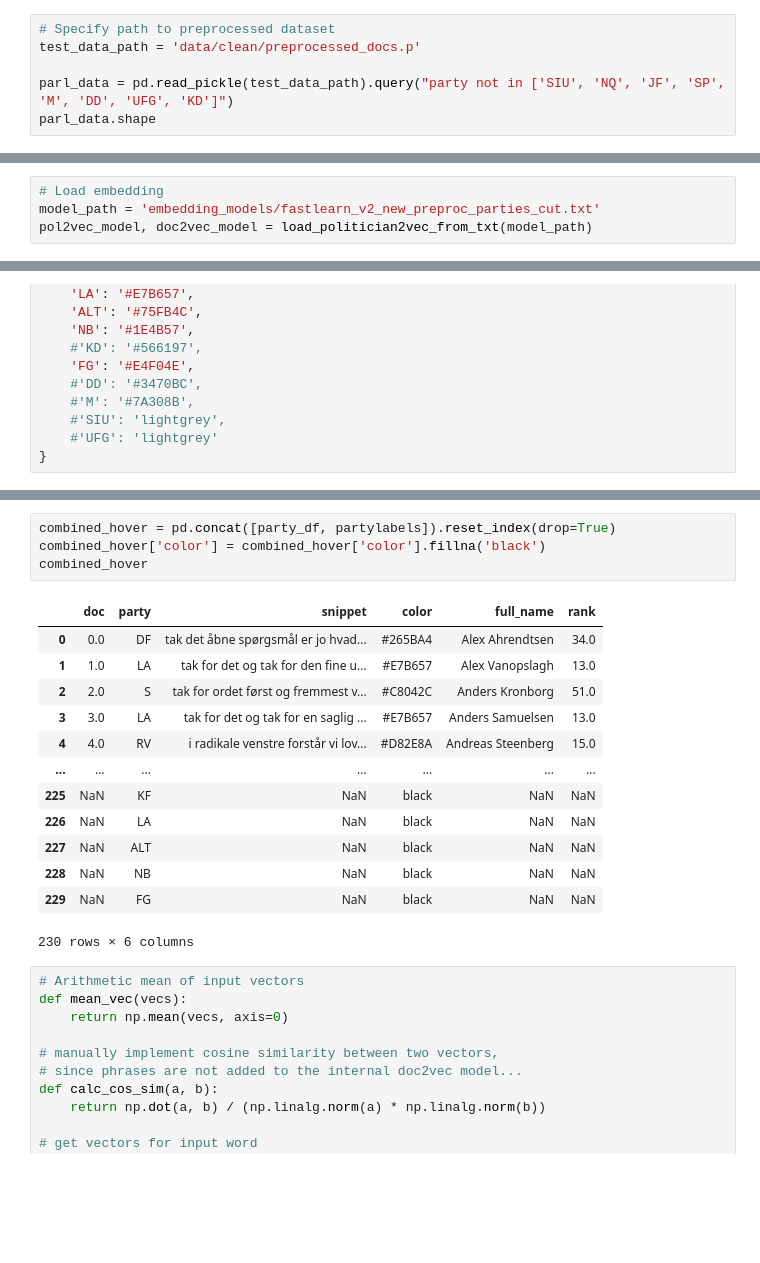
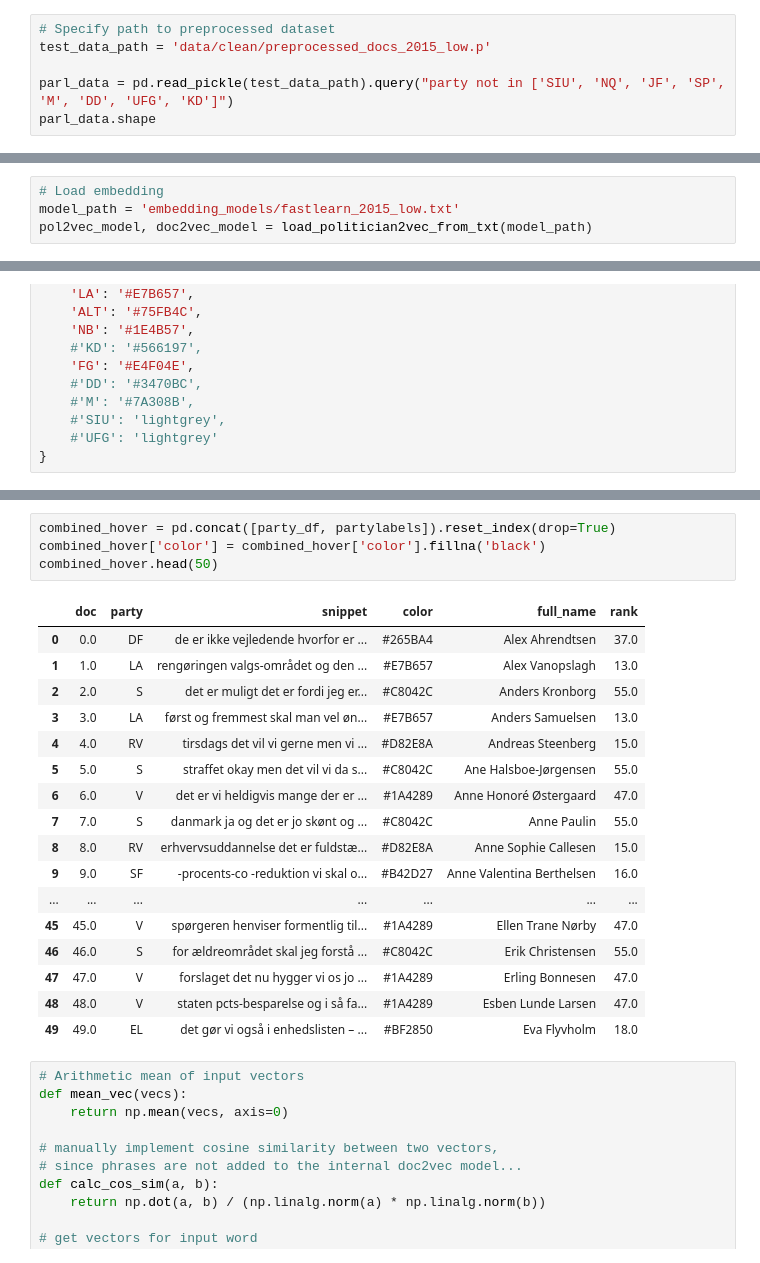
Before and after one commit to paride92/GeneralisedPoliticalScaling, a Jupyter notebook: project_ideology_sensitivity.ipynb, the cells around one changed output, grey strips where cells are left out. Saved outputs shown, nothing was run; the diff lists cells and outputs as text; blank space fills up the shorter version.

```diff
--- a/project_ideology_sensitivity.ipynb
+++ b/project_ideology_sensitivity.ipynb
@@ -33,7 +46,7 @@ from adjustText import adjust_text
 [interactive output not drawn]
 # %%
 # Specify path to preprocessed dataset
-test_data_path = 'data/clean/preprocessed_docs.p'
+test_data_path = 'data/clean/preprocessed_docs_2015_low.p'
 
 parl_data = pd.read_pickle(test_data_path).query("party not in ['SIU', 'NQ', 'JF', 'SP', 'M', 'DD', 'UFG', 'KD']")
 parl_data.shape
@@ -45,7 +58,7 @@ docs = [doc for doc in grouped_docs.doc]
 parties = np.array([party for party in grouped_docs.party])
 # %%
 # Load embedding
-model_path = 'embedding_models/fastlearn_v2_new_preproc_parties_cut.txt'
+model_path = 'embedding_models/fastlearn_2015_low.txt'
 pol2vec_model, doc2vec_model = load_politician2vec_from_txt(model_path)
 # %% [output]
 Loading Politician2Vec model...
@@ -152,21 +204,25 @@ party sizes before filtering (party 19 is "Other"):
 # %%
 combined_hover = pd.concat([party_df, partylabels]).reset_index(drop=True)
 combined_hover['color'] = combined_hover['color'].fillna('black')
-combined_hover
+combined_hover.head(50)
 # %% [output]
 |  | doc | party | snippet | color | full_name | rank |
-| 0 | 0.0 | DF | tak det åbne spørgsmål er jo hvad... | #265BA4 | Alex Ahrendtsen | 34.0 |
-| 1 | 1.0 | LA | tak for det og tak for den fine u... | #E7B657 | Alex Vanopslagh | 13.0 |
-| 2 | 2.0 | S | tak for ordet først og fremmest v... | #C8042C | Anders Kronborg | 51.0 |
-| 3 | 3.0 | LA | tak for det og tak for en saglig ... | #E7B657 | Anders Samuelsen | 13.0 |
-| 4 | 4.0 | RV | i radikale venstre forstår vi lov... | #D82E8A | Andreas Steenberg | 15.0 |
+| 0 | 0.0 | DF | de er ikke vejledende hvorfor er ... | #265BA4 | Alex Ahrendtsen | 37.0 |
+| 1 | 1.0 | LA | rengøringen valgs-området og den ... | #E7B657 | Alex Vanopslagh | 13.0 |
+| 2 | 2.0 | S | det er muligt det er fordi jeg er... | #C8042C | Anders Kronborg | 55.0 |
+| 3 | 3.0 | LA | først og fremmest skal man vel øn... | #E7B657 | Anders Samuelsen | 13.0 |
+| 4 | 4.0 | RV | tirsdags det vil vi gerne men vi ... | #D82E8A | Andreas Steenberg | 15.0 |
+| 5 | 5.0 | S | straffet okay men det vil vi da s... | #C8042C | Ane Halsboe-Jørgensen | 55.0 |
+| 6 | 6.0 | V | det er vi heldigvis mange der er ... | #1A4289 | Anne Honoré Østergaard | 47.0 |
+| 7 | 7.0 | S | danmark ja og det er jo skønt og ... | #C8042C | Anne Paulin | 55.0 |
+| 8 | 8.0 | RV | erhvervsuddannelse det er fuldstæ... | #D82E8A | Anne Sophie Callesen | 15.0 |
+| 9 | 9.0 | SF | -procents-co -reduktion vi skal o... | #B42D27 | Anne Valentina Berthelsen | 16.0 |
 | ... | ... | ... | ... | ... | ... | ... |
-| 225 | NaN | KF | NaN | black | NaN | NaN |
-| 226 | NaN | LA | NaN | black | NaN | NaN |
-| 227 | NaN | ALT | NaN | black | NaN | NaN |
-| 228 | NaN | NB | NaN | black | NaN | NaN |
-| 229 | NaN | FG | NaN | black | NaN | NaN |
+| 45 | 45.0 | V | spørgeren henviser formentlig til... | #1A4289 | Ellen Trane Nørby | 47.0 |
+| 46 | 46.0 | S | for ældreområdet skal jeg forstå ... | #C8042C | Erik Christensen | 55.0 |
+| 47 | 47.0 | V | forslaget det nu hygger vi os jo ... | #1A4289 | Erling Bonnesen | 47.0 |
+| 48 | 48.0 | V | staten pcts-besparelse og i så fa... | #1A4289 | Esben Lunde Larsen | 47.0 |
+| 49 | 49.0 | EL | det gør vi også i enhedslisten – ... | #BF2850 | Eva Flyvholm | 18.0 |
-230 rows × 6 columns
 # %%
 # Arithmetic mean of input vectors
 def mean_vec(vecs):
```
Also changed, not shown: parts of 12 cells of this notebook, 2 other files.
